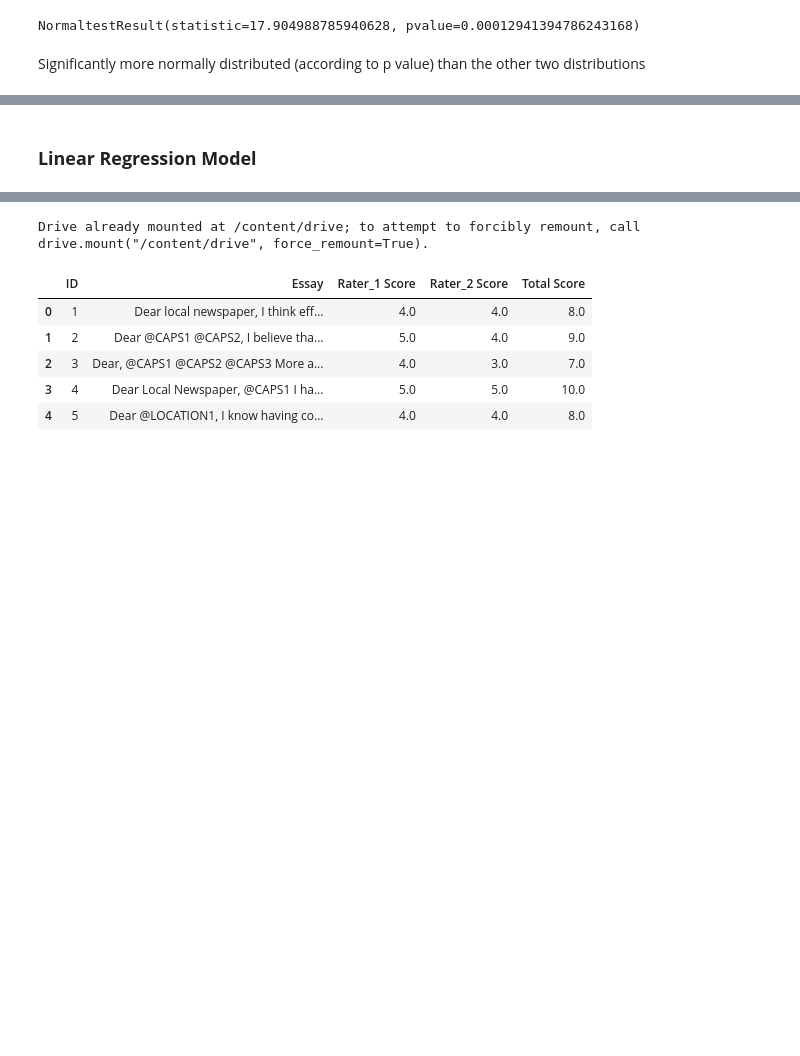
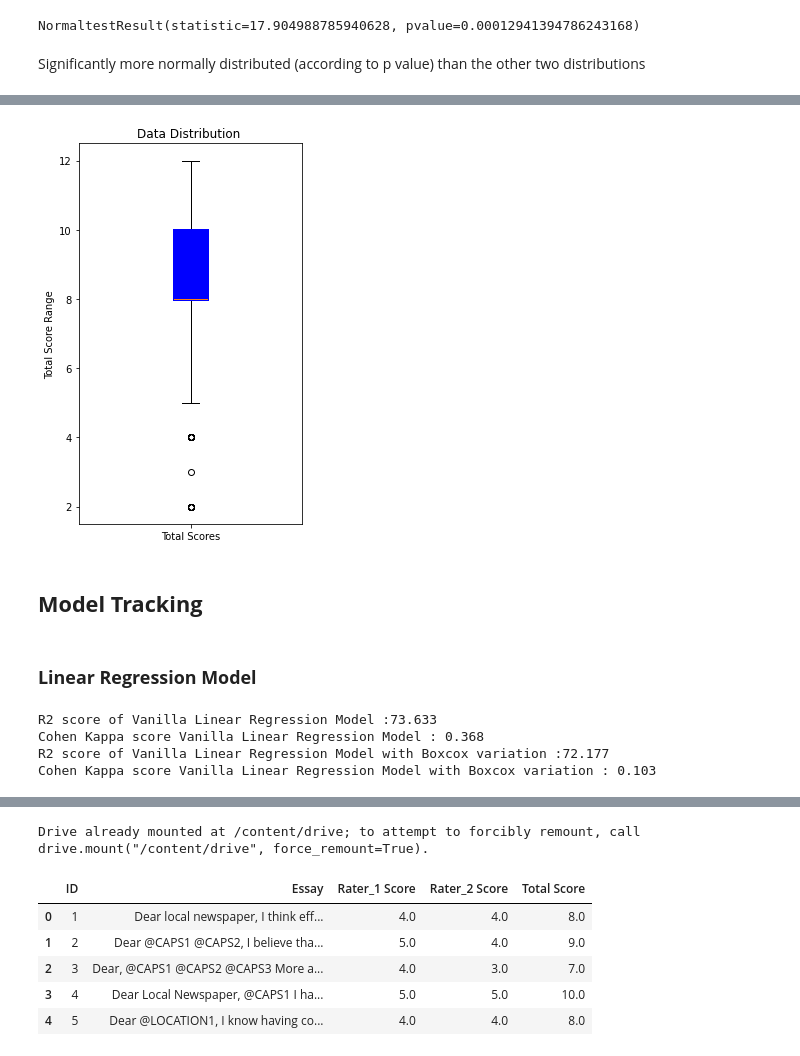
Before and after one commit to mustafabawany/IntelliTech, a Jupyter notebook: Model_Training.ipynb, the cells around one changed output, grey strips where cells are left out. Cells and saved outputs as stored; diff of their text form; code cells hidden in the pictures; blank space fills up the shorter version.

```diff
--- a/Model_Training.ipynb
+++ b/Model_Training.ipynb
@@ -200,0 +161,13 @@ Significantly more normally distributed (according to p value) than the other tw
+# %%
+plt.figure(figsize =(4,7))   #Vertical box-plots gives good visualization
+plt.style.use("default")
+boxes = plt.boxplot(df_train['Total Score'], labels= ['Total Scores'], patch_artist = True)
+plt.title("Data Distribution ")
+plt.ylabel("Total Score Range")
+for box in boxes['boxes']:
+    box.set(color = "blue", linewidth= 3, hatch= '/', facecolor= "orange")
+plt.show()
+# %% [output]
+[figure, added]
+# %% [markdown]
+## **Model Tracking**
@@ -212,7 +287,12 @@ data_logger.linearRegression_basic(X,y)
 #boxcox variation
 data_logger = Logger_Regression("Linear Regression", list(X.columns), len(list(X.columns)))
 data_logger.set_comment("Vanilla Linear Regression Model with Boxcox variation")
-data_logger.linearRegression_basic(X,boxcox_score)
+data_logger.linearRegression_basic(X,pd.Series(boxcox_score))
+# %% [output]
+R2 score of Vanilla Linear Regression Model :73.633
+Cohen Kappa score Vanilla Linear Regression Model : 0.368
+R2 score of Vanilla Linear Regression Model with Boxcox variation :72.177
+Cohen Kappa score Vanilla Linear Regression Model with Boxcox variation : 0.103
 # %%
 #scaling with no transformation
 data_logger = Logger_Regression("Linear Regression", list(X.columns), len(list(X.columns)))
```
Also changed, not shown: parts of 33 cells of this notebook, 1 other file.
